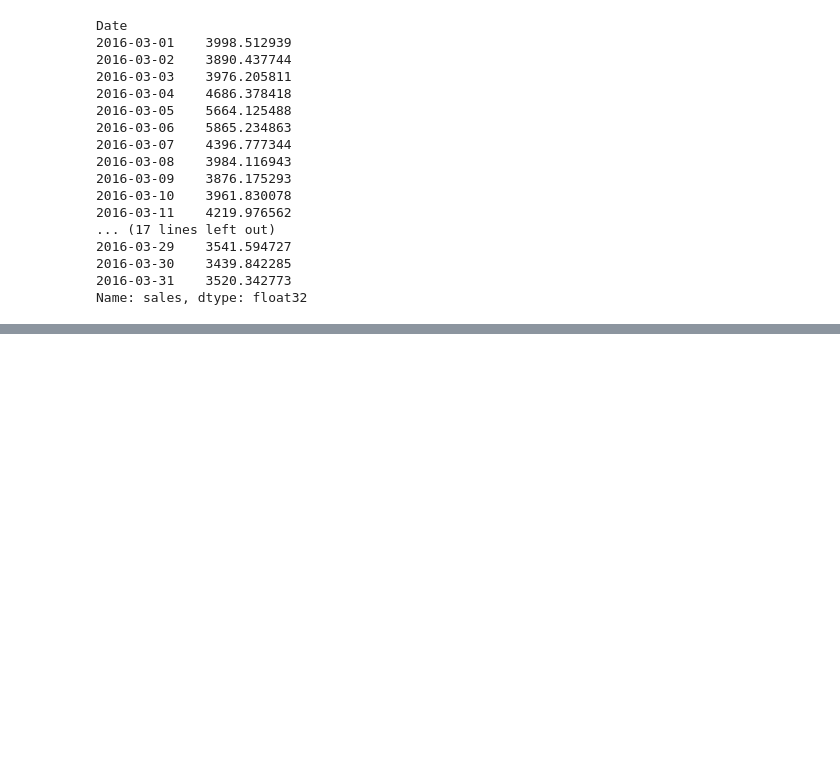
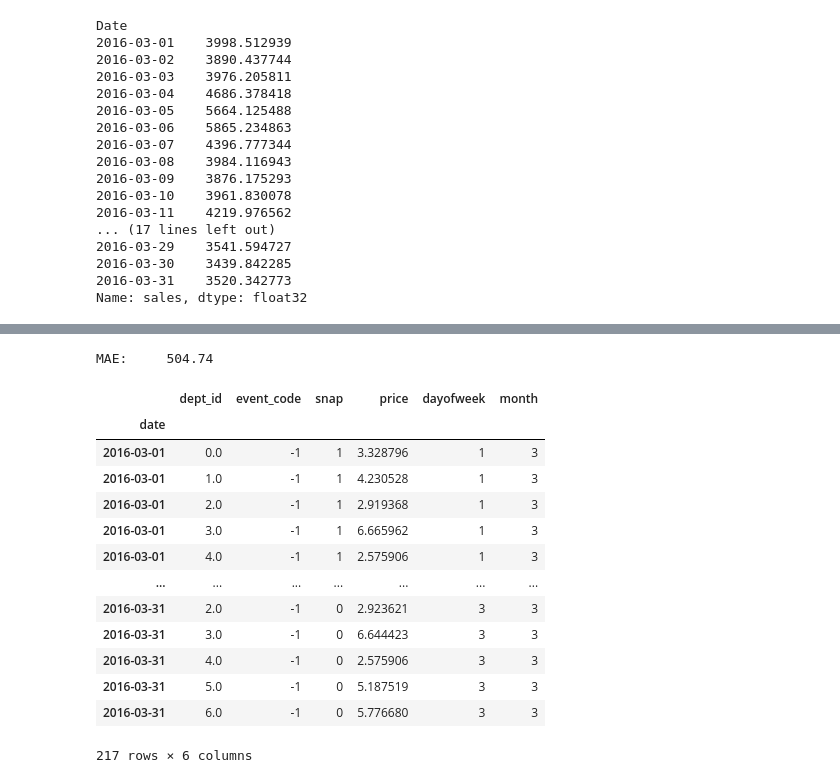
Before and after one commit to EdwinUe/BAB_WS22-23, a Jupyter notebook: Code/003BusinessAnalyticsBProjekt.ipynb, the cells around one changed output, grey strips where cells are left out. Cells and saved outputs as stored; diff of their text form; code cells hidden in the pictures; blank space fills up the shorter version.

```diff
--- a/Code/003BusinessAnalyticsBProjekt.ipynb
+++ b/Code/003BusinessAnalyticsBProjekt.ipynb
@@ -3308,0 +3485,21 @@ prediction_ann_alldata.to_csv('prediction_ann_alldata.csv')
+# %%
+print('MAE:\t %4.2f' % (MAE(y_true = y_test, y_pred = y_pred)))
+# %% [output]
+MAE:     504.74
+# %%
+df_categories_future
+# %% [output]
+|  | dept_id | event_code | snap | price | dayofweek | month |
+| date |  |  |  |  |  |  |
+| 2016-03-01 | 0.0 | -1 | 1 | 3.328796 | 1 | 3 |
+| 2016-03-01 | 1.0 | -1 | 1 | 4.230528 | 1 | 3 |
+| 2016-03-01 | 2.0 | -1 | 1 | 2.919368 | 1 | 3 |
+| 2016-03-01 | 3.0 | -1 | 1 | 6.665962 | 1 | 3 |
+| 2016-03-01 | 4.0 | -1 | 1 | 2.575906 | 1 | 3 |
+| ... | ... | ... | ... | ... | ... | ... |
+| 2016-03-31 | 2.0 | -1 | 0 | 2.923621 | 3 | 3 |
+| 2016-03-31 | 3.0 | -1 | 0 | 6.644423 | 3 | 3 |
+| 2016-03-31 | 4.0 | -1 | 0 | 2.575906 | 3 | 3 |
+| 2016-03-31 | 5.0 | -1 | 0 | 5.187519 | 3 | 3 |
+| 2016-03-31 | 6.0 | -1 | 0 | 5.776680 | 3 | 3 |
+217 rows × 6 columns
```
Also changed, not shown: parts of 33 cells of this notebook, 9 other files.
